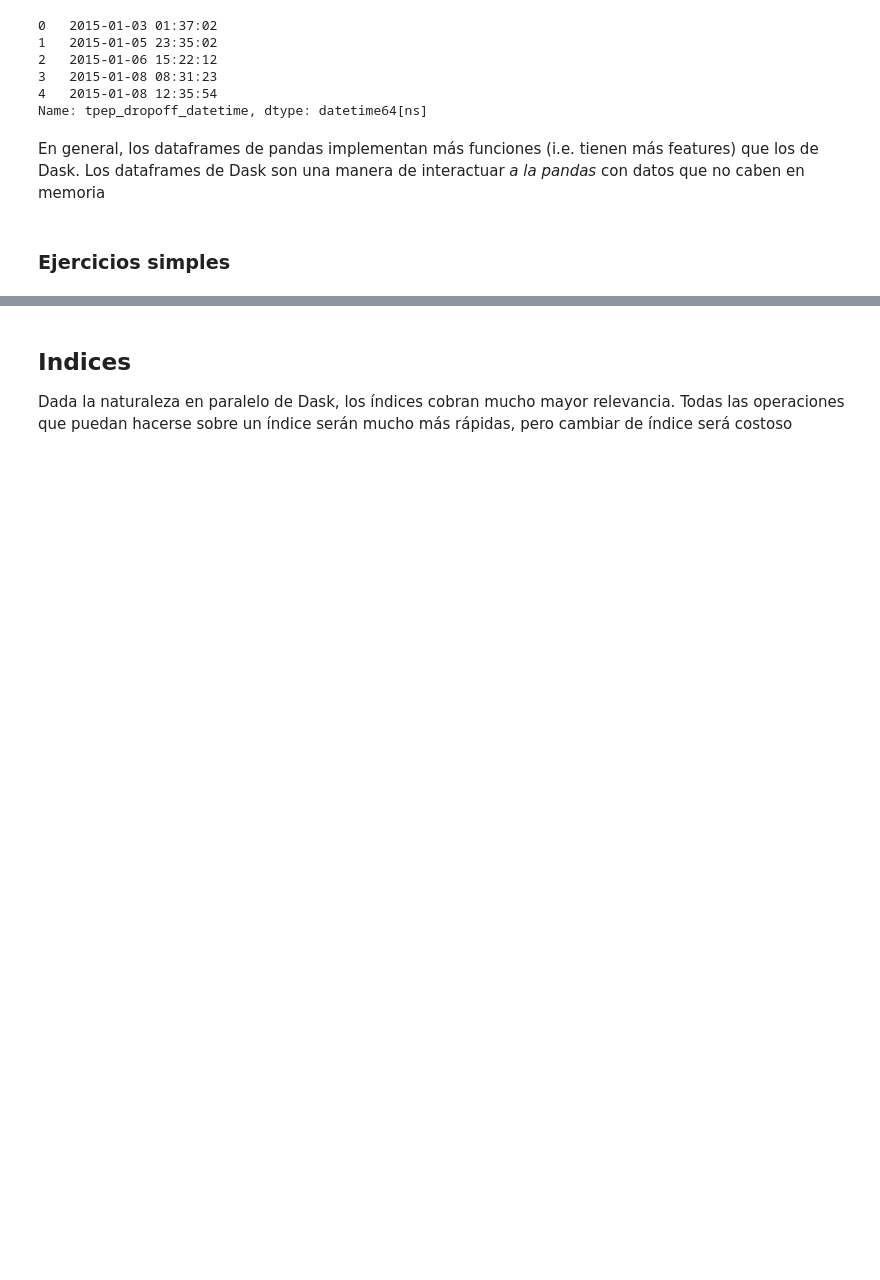
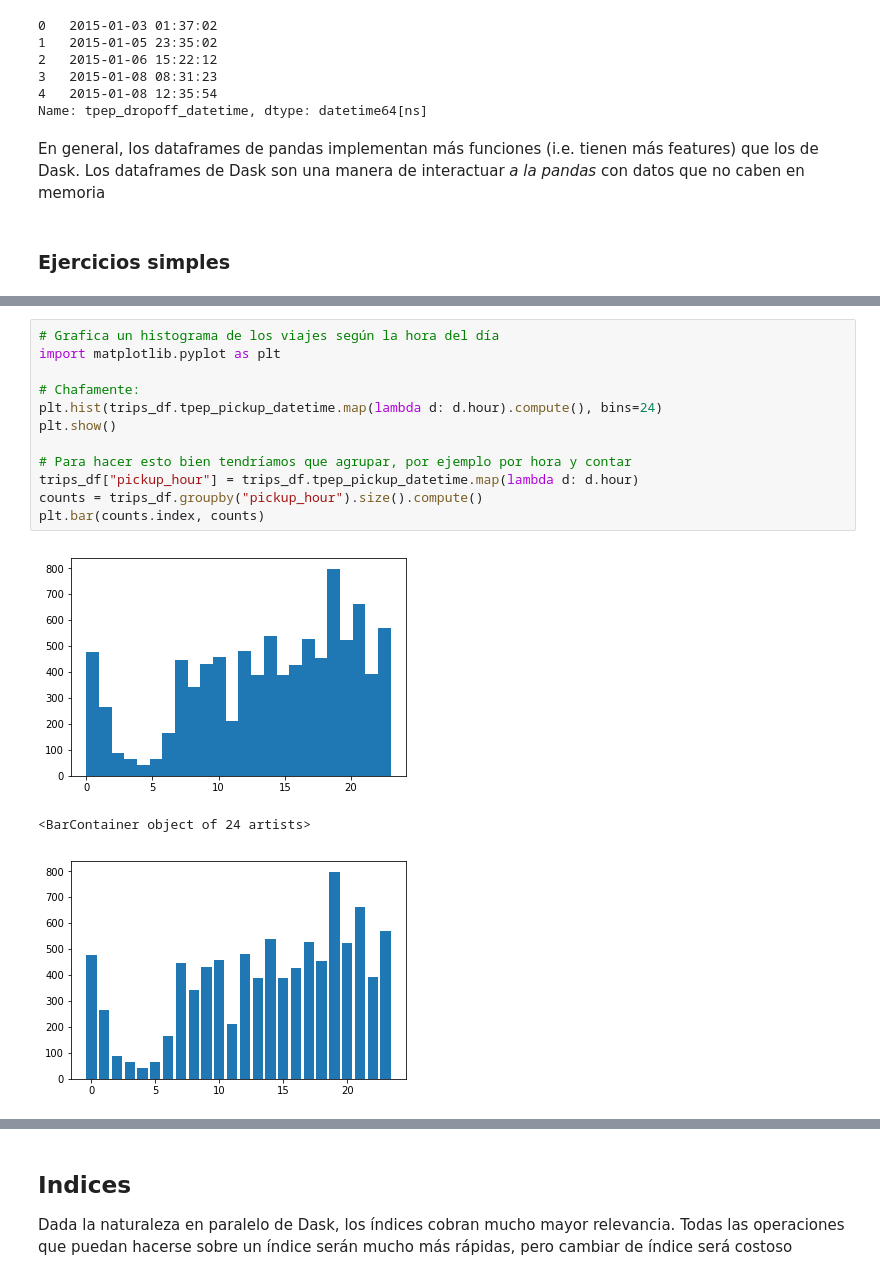
Before and after one commit to arinarmo/dask-intro, a Jupyter notebook: notebooks/dask_intro.ipynb, the cells around one changed output, grey strips where cells are left out. Cells and saved outputs as stored; diff of their text form; blank space fills up the shorter version.

```diff
--- a/notebooks/dask_intro.ipynb
+++ b/notebooks/dask_intro.ipynb
@@ -315,2 +423,18 @@ En general, los dataframes de pandas implementan más funciones (i.e. tienen má
+# %%
+# Grafica un histograma de los viajes según la hora del día
+import matplotlib.pyplot as plt
+
+# Chafamente:
+plt.hist(trips_df.tpep_pickup_datetime.map(lambda d: d.hour).compute(), bins=24)
+plt.show()
+
+# Para hacer esto bien tendríamos que agrupar, por ejemplo por hora y contar
+trips_df["pickup_hour"] = trips_df.tpep_pickup_datetime.map(lambda d: d.hour)
+counts = trips_df.groupby("pickup_hour").size().compute()
+plt.bar(counts.index, counts)
+# %% [output]
+[figure, added]
+<BarContainer object of 24 artists>
+[figure, added]
 # %%
 # Agrega una columna para la duración del viaje
```
Also changed, not shown: parts of 26 cells of this notebook.
